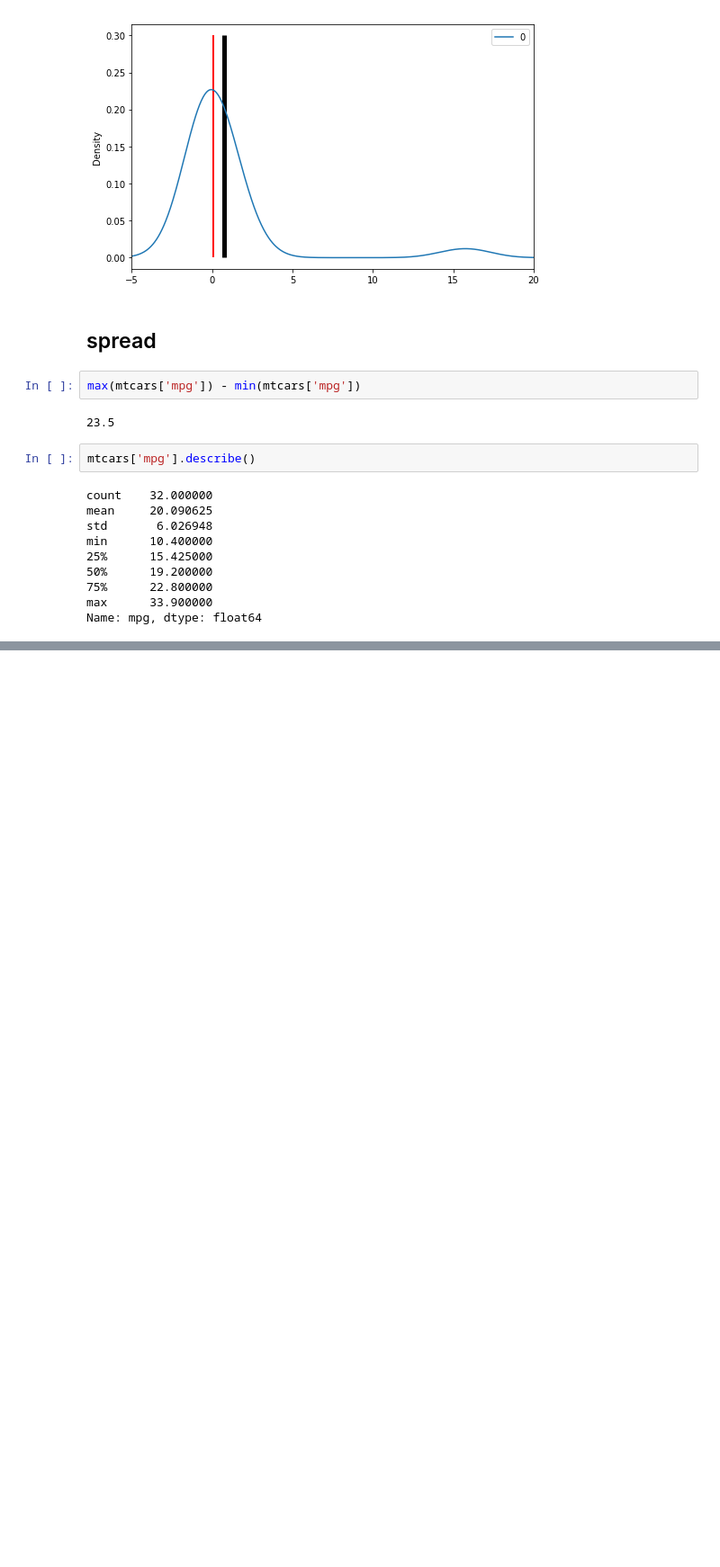
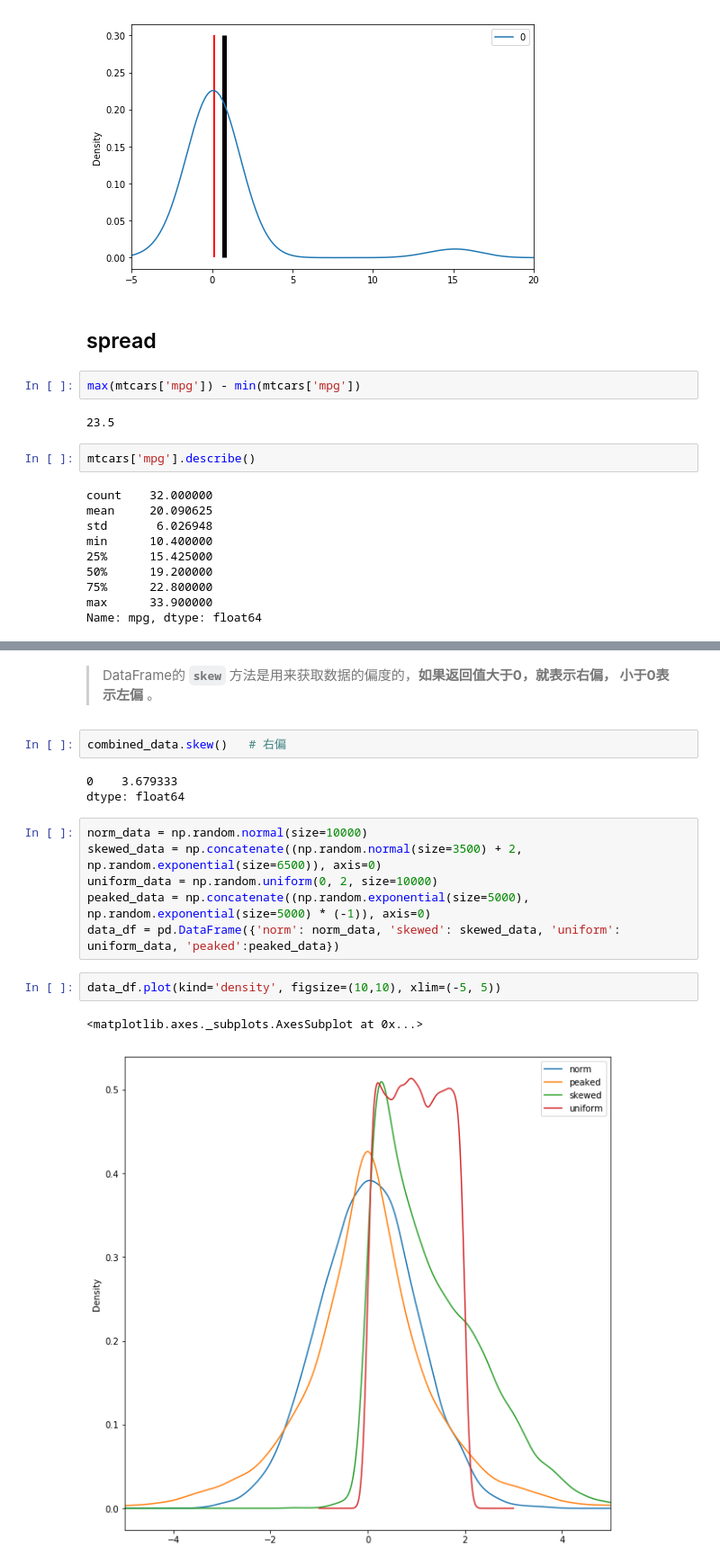
Before and after one commit to lqleon1214/data_analysis_test, a Jupyter notebook: chp9.1-descriptive statistics.ipynb, the cells around one changed output, grey strips where cells are left out. Shown at 90% size. Cells and saved outputs as stored; diff of their text form; blank space fills up the shorter version.

```diff
--- a/chp9.1-descriptive statistics.ipynb
+++ b/chp9.1-descriptive statistics.ipynb
@@ -158,0 +184,18 @@ SyntaxError: invalid syntax (<ipython-input-19-86e300a3ced6>, line 4)
+# %% [markdown]
+> DataFrame的 **`skew`** 方法是用来获取数据的偏度的，**如果返回值大于0，就表示右偏， 小于0表示左偏** 。
+# %%
+combined_data.skew()   # 右偏
+# %% [output]
+0    3.679333
+dtype: float64
+# %%
+norm_data = np.random.normal(size=10000)
+skewed_data = np.concatenate((np.random.normal(size=3500) + 2, np.random.exponential(size=6500)), axis=0)
+uniform_data = np.random.uniform(0, 2, size=10000)
+peaked_data = np.concatenate((np.random.exponential(size=5000), np.random.exponential(size=5000) * (-1)), axis=0)
+data_df = pd.DataFrame({'norm': norm_data, 'skewed': skewed_data, 'uniform': uniform_data, 'peaked':peaked_data})
+# %%
+data_df.plot(kind='density', figsize=(10,10), xlim=(-5, 5))
+# %% [output]
+<matplotlib.axes._subplots.AxesSubplot at 0x...>
+[figure, added]
```
Also changed, not shown: parts of 10 cells of this notebook.
